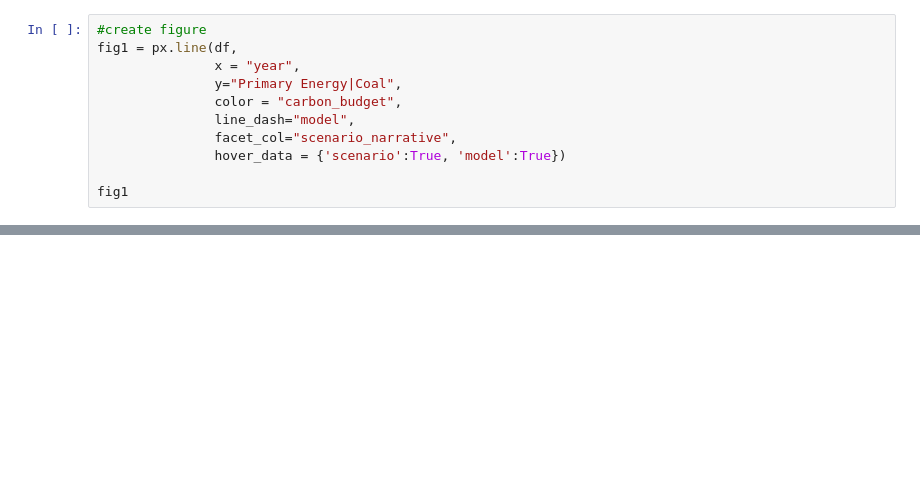
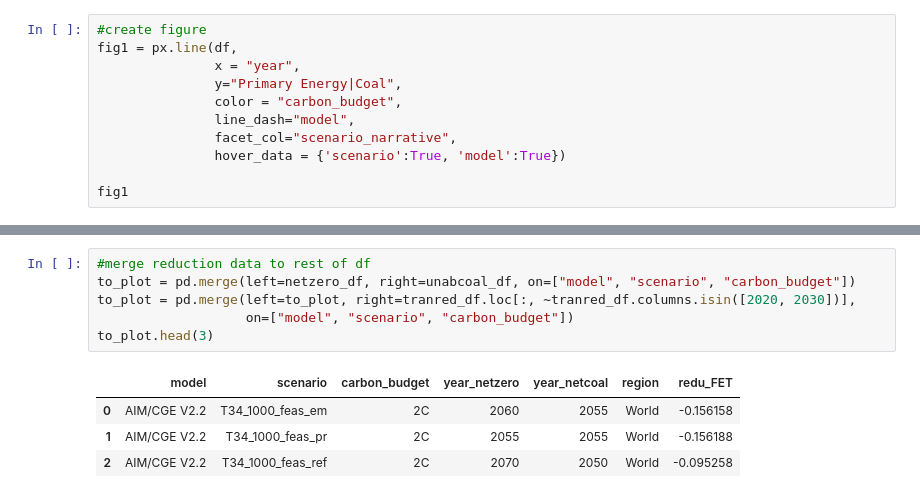
Before and after one commit to zyankarli/Feasibility_Tool, a Jupyter notebook: Tryout_Book.ipynb, the cells around one changed output, grey strips where cells are left out. Drawn from its saved outputs; the diff is of its cells as text; blank space fills up the shorter version.

```diff
--- a/Tryout_Book.ipynb
+++ b/Tryout_Book.ipynb
@@ -135,0 +204,11 @@ df.loc[(df['scenario'] == 'T34_1000_feas_em') & (df['model'] == "REMIND 3.0")]
+# %%
+#merge reduction data to rest of df
+to_plot = pd.merge(left=netzero_df, right=unabcoal_df, on=["model", "scenario", "carbon_budget"])
+to_plot = pd.merge(left=to_plot, right=tranred_df.loc[:, ~tranred_df.columns.isin([2020, 2030])],
+                   on=["model", "scenario", "carbon_budget"])
+to_plot.head(3)
+# %% [output]
+|  | model | scenario | carbon_budget | year_netzero | year_netcoal | region | redu_FET |
+| 0 | AIM/CGE V2.2 | T34_1000_feas_em | 2C | 2060 | 2055 | World | -0.156158 |
+| 1 | AIM/CGE V2.2 | T34_1000_feas_pr | 2C | 2055 | 2055 | World | -0.156188 |
+| 2 | AIM/CGE V2.2 | T34_1000_feas_ref | 2C | 2070 | 2050 | World | -0.095258 |
```
Also changed, not shown: parts of 13 cells of this notebook.
